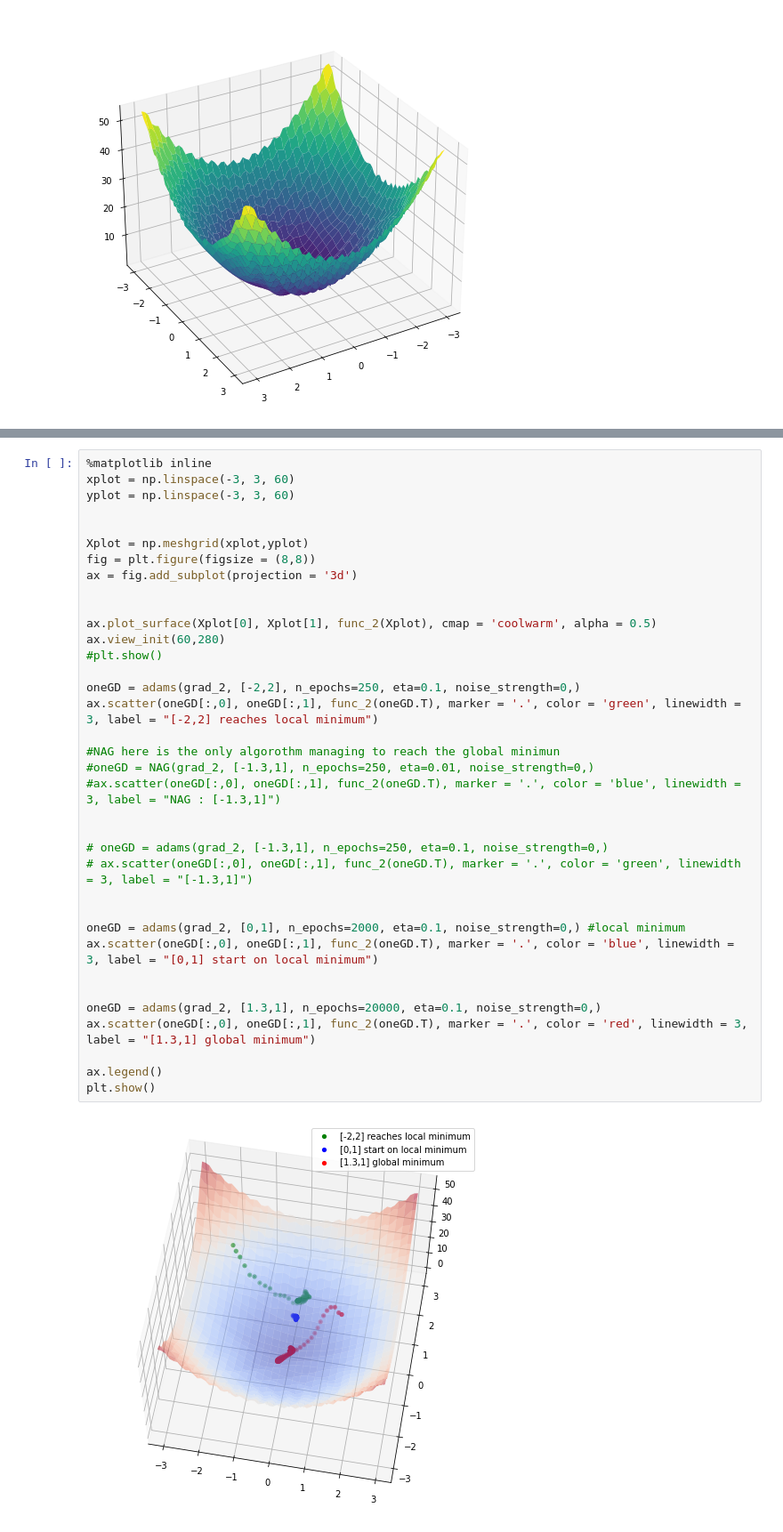
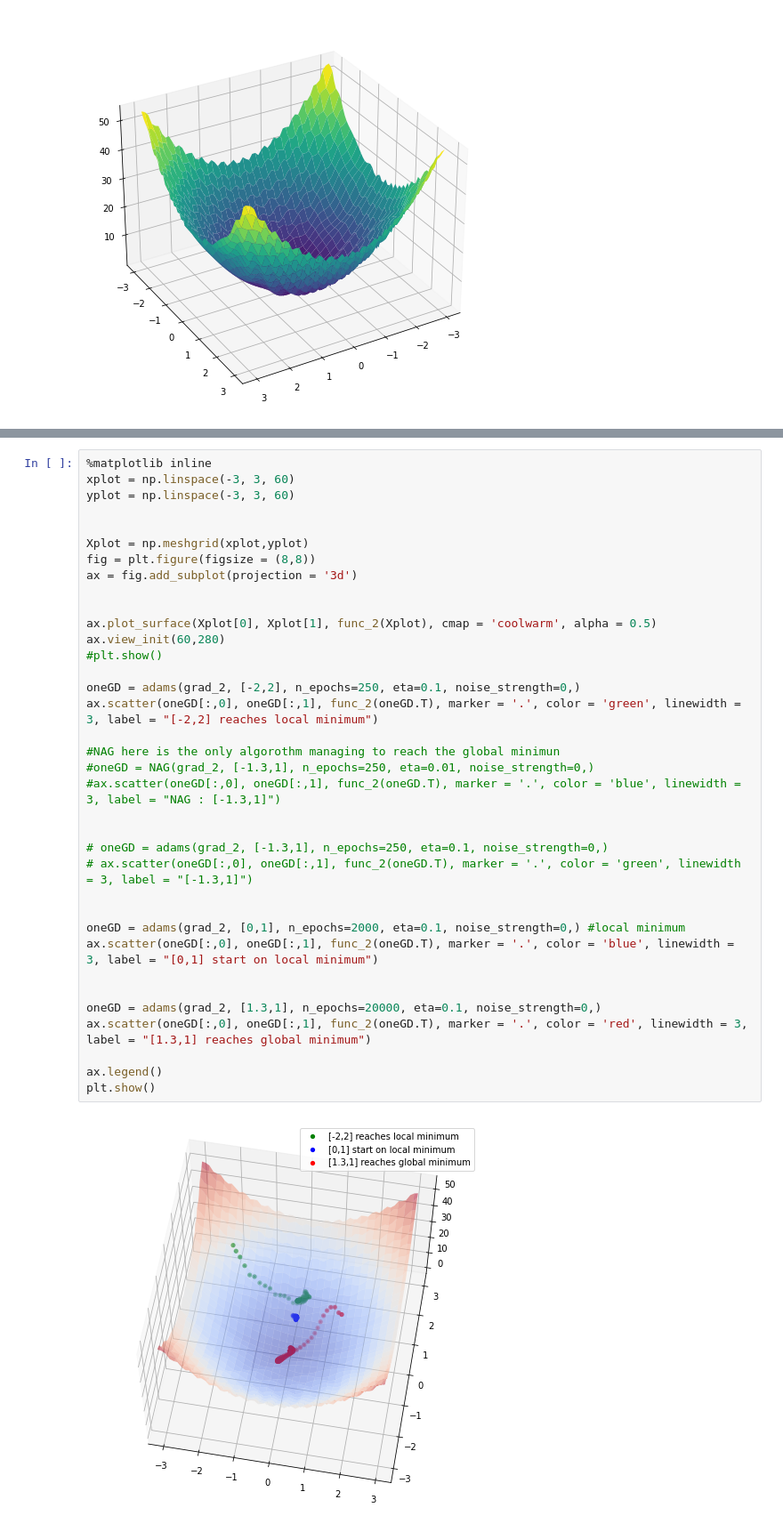
Before and after one commit to LorenzoBuriola/LoCP_moduleB, a Jupyter notebook: Ex_week01.ipynb, the cells around one changed output, grey strips where cells are left out. Shown at 89% size. Cells and saved outputs as stored; diff of their text form.

```diff
--- a/Ex_week01.ipynb
+++ b/Ex_week01.ipynb
@@ -490,33 +440,33 @@ yplot = np.linspace(-3, 3, 60)
 Xplot = np.meshgrid(xplot,yplot)
 fig = plt.figure(figsize = (8,8))
 ax = fig.add_subplot(projection = '3d')
 
 
 ax.plot_surface(Xplot[0], Xplot[1], func_2(Xplot), cmap = 'coolwarm', alpha = 0.5)
 ax.view_init(60,280)
 #plt.show()
 
 oneGD = adams(grad_2, [-2,2], n_epochs=250, eta=0.1, noise_strength=0,)
 ax.scatter(oneGD[:,0], oneGD[:,1], func_2(oneGD.T), marker = '.', color = 'green', linewidth = 3, label = "[-2,2] reaches local minimum")
 
 #NAG here is the only algorothm managing to reach the global minimun
 #oneGD = NAG(grad_2, [-1.3,1], n_epochs=250, eta=0.01, noise_strength=0,)
 #ax.scatter(oneGD[:,0], oneGD[:,1], func_2(oneGD.T), marker = '.', color = 'blue', linewidth = 3, label = "NAG : [-1.3,1]")
 
 
 # oneGD = adams(grad_2, [-1.3,1], n_epochs=250, eta=0.1, noise_strength=0,)
 # ax.scatter(oneGD[:,0], oneGD[:,1], func_2(oneGD.T), marker = '.', color = 'green', linewidth = 3, label = "[-1.3,1]")
 
 
 oneGD = adams(grad_2, [0,1], n_epochs=2000, eta=0.1, noise_strength=0,) #local minimum
 ax.scatter(oneGD[:,0], oneGD[:,1], func_2(oneGD.T), marker = '.', color = 'blue', linewidth = 3, label = "[0,1] start on local minimum")
 
 
 oneGD = adams(grad_2, [1.3,1], n_epochs=20000, eta=0.1, noise_strength=0,)
-ax.scatter(oneGD[:,0], oneGD[:,1], func_2(oneGD.T), marker = '.', color = 'red', linewidth = 3, label = "[1.3,1] global minimum")
+ax.scatter(oneGD[:,0], oneGD[:,1], func_2(oneGD.T), marker = '.', color = 'red', linewidth = 3, label = "[1.3,1] reaches global minimum")
 
 ax.legend()
 plt.show()
 # %% [output]
-[figure, old version]
+[figure, new version]
 # %% [markdown]
```
Also changed, not shown: parts of 9 cells of this notebook.
